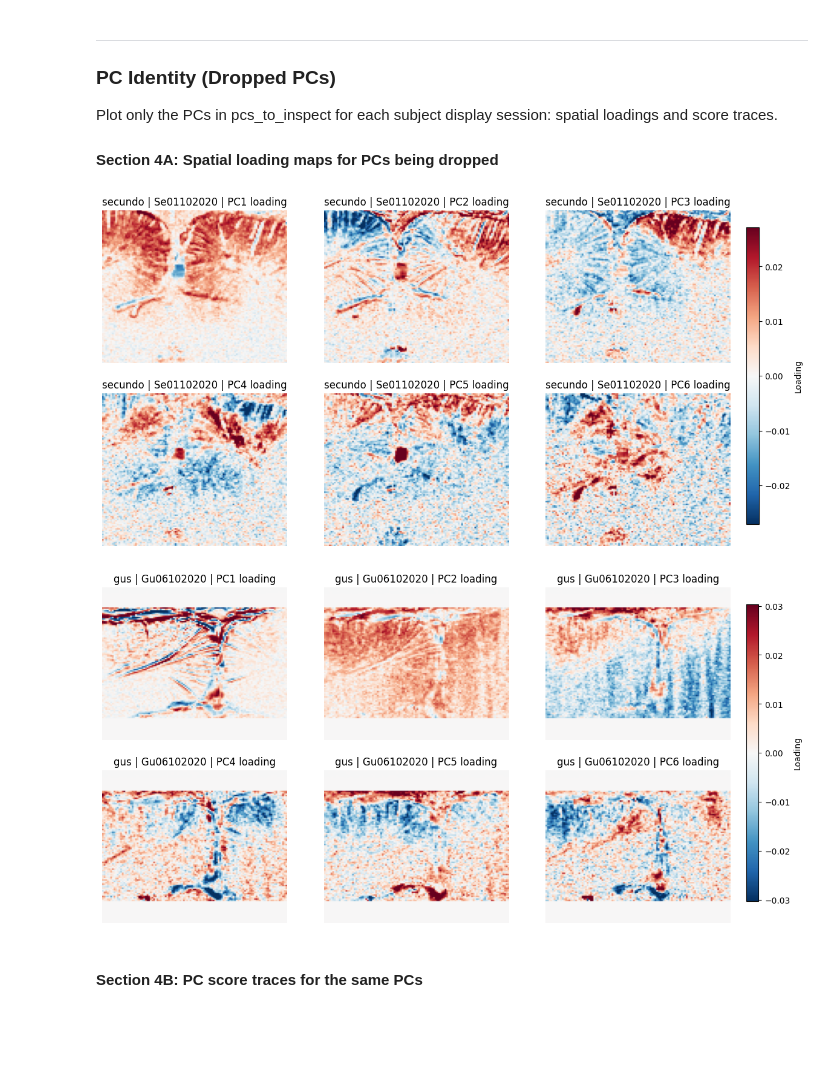
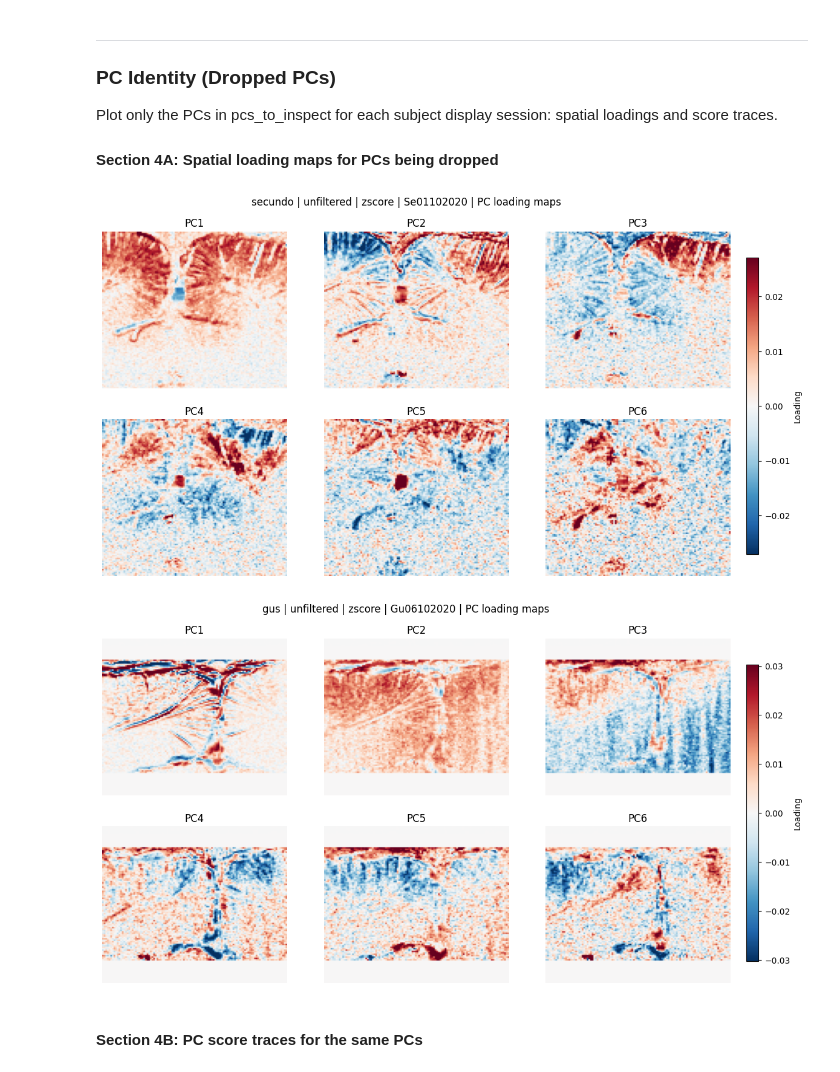
Before and after one commit to brynnhs/fUSPredict, a Jupyter notebook: code/2_exploratory_data_analysis/00_pca.ipynb, the cells around one changed output. Drawn from its saved outputs; the diff is of its cells as text; code cells hidden in the pictures; blank space fills up the shorter version.

```diff
--- a/code/2_exploratory_data_analysis/00_pca.ipynb
+++ b/code/2_exploratory_data_analysis/00_pca.ipynb
@@ -126,11 +155,12 @@ Matplotlib backend: inline | mode=inline
 # %% [markdown]
 ### Load data
 # %%
-# Section 2: Load Data + Data Contract (all subjects, all sessions)
 sel = main_params["selection"]
-data_condition = str(sel["condition"])
-data_variant = str(sel["variant"])
-display_session_idx = int(sel["session_idx"])
+sample_cfg = main_params.get("sample_display", {})
+data_condition = str(sample_cfg.get("condition") or sel["condition"])
+data_variant = str(sample_cfg.get("variant") or sel["variant"])
+display_session_idx = int(sample_cfg.get("session_idx") if sample_cfg.get("session_idx") is not None else sel["session_idx"])
+print(f"Sample plot source -> condition={data_condition} | variant={data_variant} | session_idx={display_session_idx}")
 
 # Loads all sessions into memory (frames) for the chosen condition/variant.
 # Later plotting cells should only render one display session per subject.
@@ -400,5 +432,4 @@ store outputs in variables for later use: pca, scores, components, explained_var
 # %%
-# Section 3 (plots + outputs): EVR plots for one display session per subject
 SHOW_EVR_INLINE = True
 
 if SHOW_EVR_INLINE:
@@ -415,7 +446,7 @@ if SHOW_EVR_INLINE:
             r["evr"],
             r["evr_cum"],
             k_chosen=int(r["k_keep"]),
-            title=f"{subject} | {r['session_id']} | PCA scree + cumulative EVR",
+            title=f"{subject} | {data_condition} | {data_variant} | {r['session_id']} | PCA scree + cumulative EVR",
         )
 
         # Add reference lines for k_drop=1 and max tested k_drop when valid.
@@ -426,6 +457,10 @@ if SHOW_EVR_INLINE:
         if len(valid_k) > 0:
             ax.axvline(max(valid_k), color="tab:purple", ls=":", lw=1.2)
 
+        _save_fig(
+            fig,
+            f"{_slug(subject)}_{_slug(data_condition)}_{_slug(data_variant)}_{_slug(r['session_id'])}_pca_scree_evr.png",
+        )
         plt.show()
 
 # Backward-compatible aliases for downstream cells (first subject display session).
@@ -491,37 +526,43 @@ for subject in subjects:
         continue
 
     maps = np.asarray(r["components_hw"], dtype=np.float32)
     selected_maps = np.stack([maps[pc - 1] for pc in pcs], axis=0)
 
     finite = selected_maps[np.isfinite(selected_maps)]
     vmax = float(np.percentile(np.abs(finite), LOADING_ABS_PCTL)) if finite.size else 1.0
     vmax = max(vmax, 1e-8)
     norm = TwoSlopeNorm(vmin=-vmax, vcenter=0.0, vmax=vmax)
 
     n = len(pcs)
     ncols = int(min(MAX_COLS, n))
     nrows = int(np.ceil(n / ncols))
 
     fig, axes = plt.subplots(nrows, ncols, figsize=(4.2 * ncols + 0.8, 3.6 * nrows), squeeze=False)
-    fig.subplots_adjust(right=0.9)  # reserve space on right for external colorbar
+    fig.subplots_adjust(right=0.9, top=0.90)  # reserve space on right for colorbar and top for grand title
     axes_flat = axes.ravel()
 
     for i, pc in enumerate(pcs):
         ax = axes_flat[i]
         im = ax.imshow(selected_maps[i], cmap="RdBu_r", norm=norm, aspect="auto")
-        ax.set_title(f"{subject} | {r['session_id']} | PC{pc} loading")
+        ax.set_title(f"PC{pc}")
         ax.axis("off")
 
     for j in range(n, len(axes_flat)):
         axes_flat[j].axis("off")
 
     cax = fig.add_axes(CBAR_RECT)
     cbar = fig.colorbar(im, cax=cax)
     cbar.set_label("Loading")
+    fig.suptitle(f"{subject} | {data_condition} | {data_variant} | {r['session_id']} | PC loading maps")
+
+    _save_fig(
+        fig,
+        f"{_slug(subject)}_{_slug(data_condition)}_{_slug(data_variant)}_{_slug(r['session_id'])}_pc_loading_maps.png",
+    )
     plt.show()
 # %% [output]
-[figure, old version]
+[figure, new version]
-[figure, old version]
+[figure, new version]
 # %% [markdown]
 #### Section 4B: PC score traces for the same PCs
 # %%
```
Also changed, not shown: parts of 30 cells of this notebook, 3 other files.
